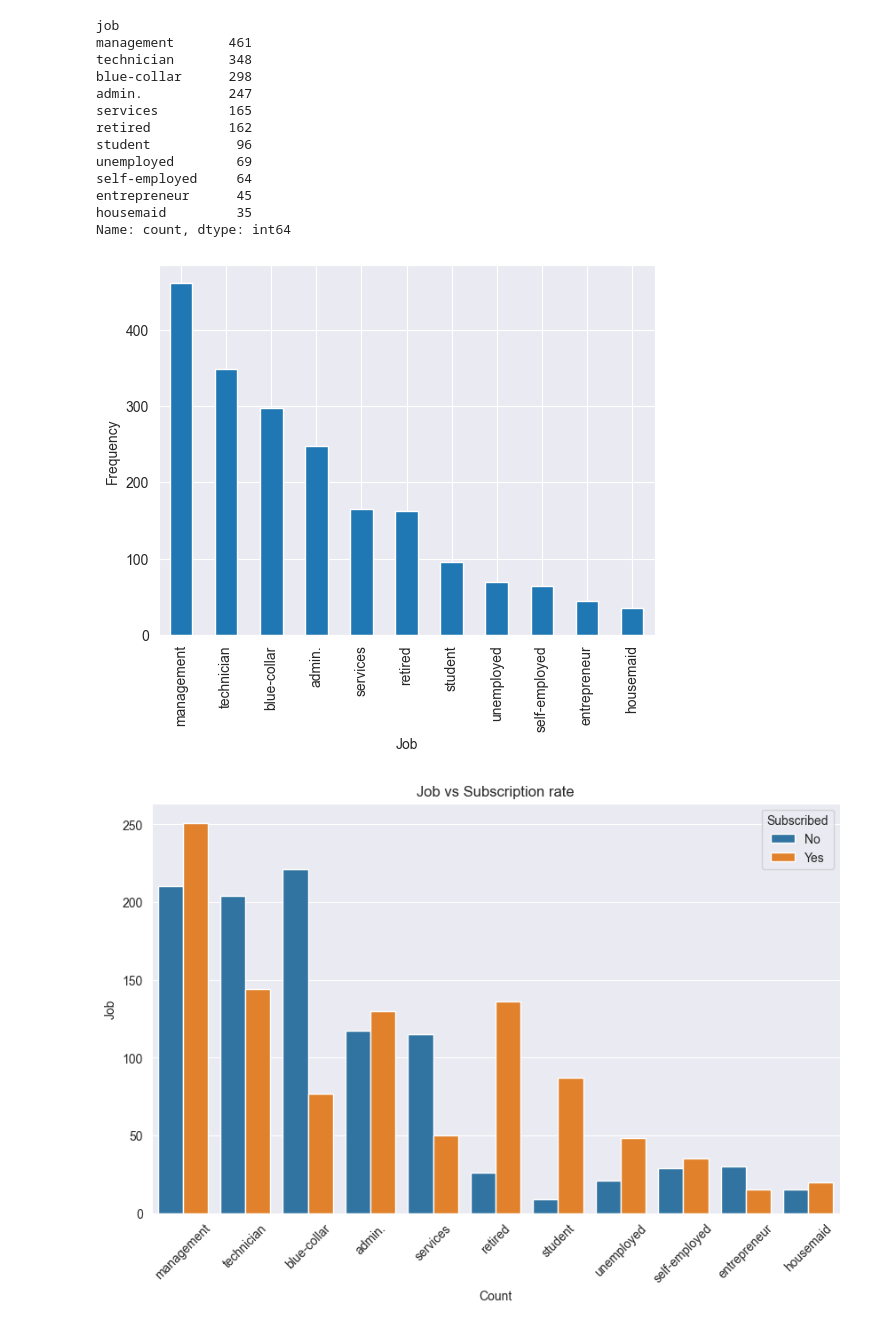
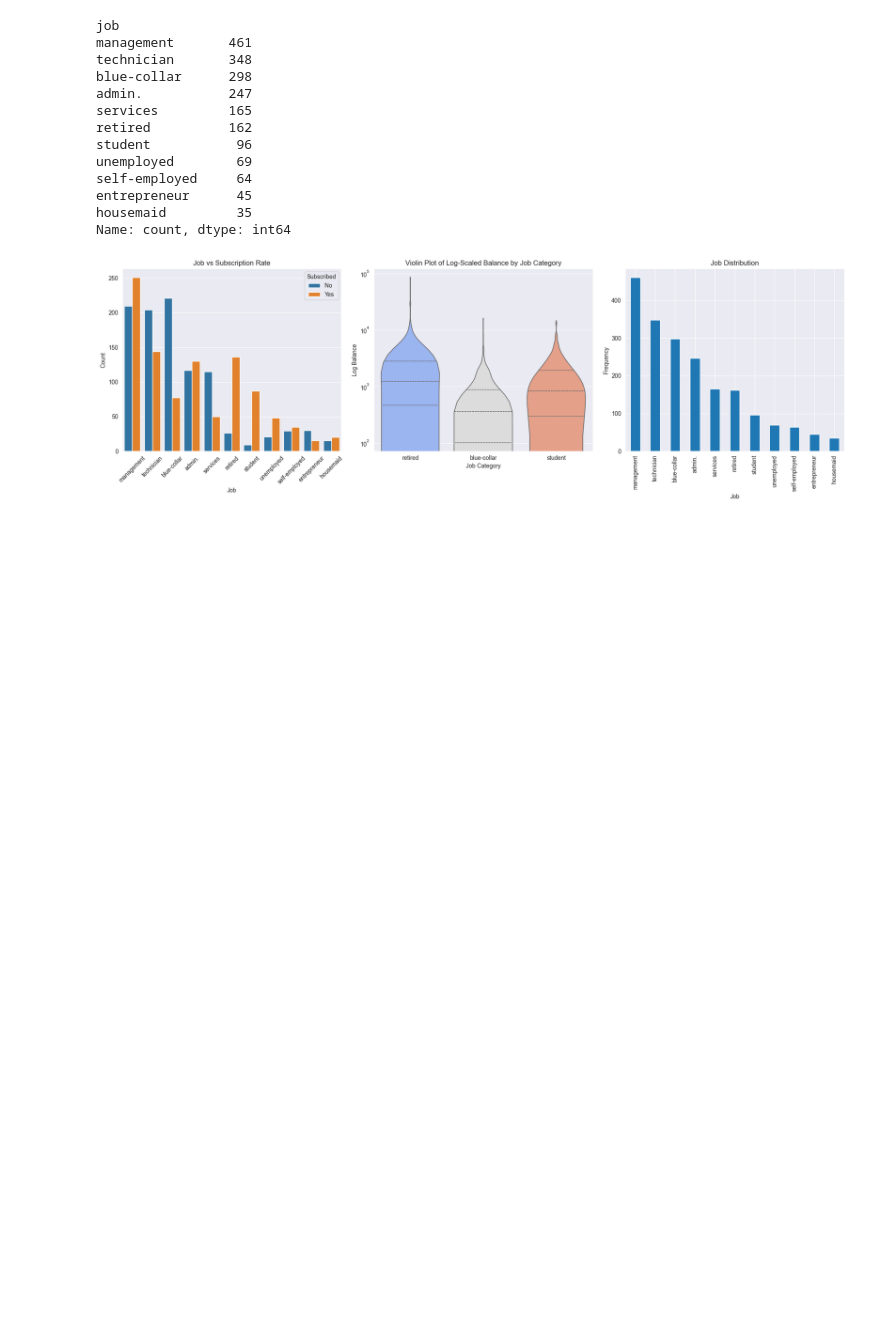
Before and after one commit to CraigPhayer/CS4168---DATA-MINING-LABS, a Jupyter notebook: Lab01/lab1.ipynb, the cells around one changed output. Saved outputs shown, nothing was run; the diff lists cells and outputs as text; code cells hidden in the pictures; blank space fills up the shorter version.

```diff
--- a/Lab01/lab1.ipynb
+++ b/Lab01/lab1.ipynb
@@ -30,5 +34,5 @@ import seaborn as sns
 # %%
-df = pd.read_csv('Lab01/bank.csv')
+df = pd.read_csv('bank.csv')
 # %%
 # 1st 10 rows
 df.head(10)
@@ -139,3 +143,20 @@ plt.show()
 ### Age vs Subscription rate
 - Those who subscribed more often are higher than the median age (38.0).
 - The boxplot also contains some strong outliers in the 90+ age group.
+# %%
+df["subscribed"] = df["subscribed"].map({"yes": 1, "no": 0})
+
+# Create bins for Age and Balance to reduce unique values
+df["age_group"] = pd.cut(df["age"], bins=[20, 30, 40, 50, 60, 70, 80, 90], labels=["20s", "30s", "40s", "50s", "60s", "70s", "80+"])
+df["balance_group"] = pd.cut(df["balance"], bins=10)
+
+# pivot table with mean subscription rate
+heatmap_data = df.pivot_table(index="age_group", columns="balance_group", values="subscribed", aggfunc=np.mean)
+
+plt.figure(figsize=(12,6))
+sns.heatmap(heatmap_data, cmap="coolwarm", linewidths=0.5, annot=True, fmt=".2f")
+
+plt.title("Subscription Rate by Age Group and Balance Group")
+plt.xlabel("Balance Range")
+plt.ylabel("Age Group")
+plt.show()
@@ -168,20 +193,29 @@ entrepreneur      45
 housemaid         35
 Name: count, dtype: int64
 # %%
+# Job vs Subscription rate
+fig, axes = plt.subplots(1, 3, figsize=(18, 6))
+
+sns.countplot(x='job', hue='subscribed', data=df, order=df["job"].value_counts().index, ax=axes[0])
+axes[0].set_xticklabels(axes[0].get_xticklabels(), rotation=45)
+axes[0].set_title('Job vs Subscription Rate')
+axes[0].set_xlabel("Job")
+axes[0].set_ylabel("Count")
+axes[0].legend(title="Subscribed", labels=["No", "Yes"])
+
+df_filtered = df[df["job"].isin(["blue-collar", "retired", "student"])]
+sns.violinplot(x="job", y="balance", data=df_filtered, inner="quart", palette="coolwarm", ax=axes[1])
+axes[1].set_yscale("log")  # Apply log scale to balance
+axes[1].set_title("Violin Plot of Log-Scaled Balance by Job Category")
+axes[1].set_xlabel("Job Category")
+axes[1].set_ylabel("Log Balance")
+
 df['job'].value_counts().plot(kind='bar')
-plt.xlabel('Job')
-plt.ylabel('Frequency')
+axes[2].set_xlabel('Job')
+axes[2].set_ylabel('Frequency')
+axes[2].set_title('Job Distribution')
+
+plt.tight_layout()
 plt.show()
-
-# Job vs Subscription rate
-plt.figure(figsize=(10,6))
-sns.countplot(x='job', hue='subscribed', data=df, order=df["job"].value_counts().index)
-plt.xticks(rotation=45)
-plt.title('Job vs Subscription rate')
-plt.xlabel("Count")
-plt.ylabel("Job")
-plt.legend(title="Subscribed", labels=["No", "Yes"])
-plt.show()
 # %% [output]
-[figure, old version]
+[figure, new version]
-[figure, removed]
```
Also changed, not shown: parts of 10 cells of this notebook.
